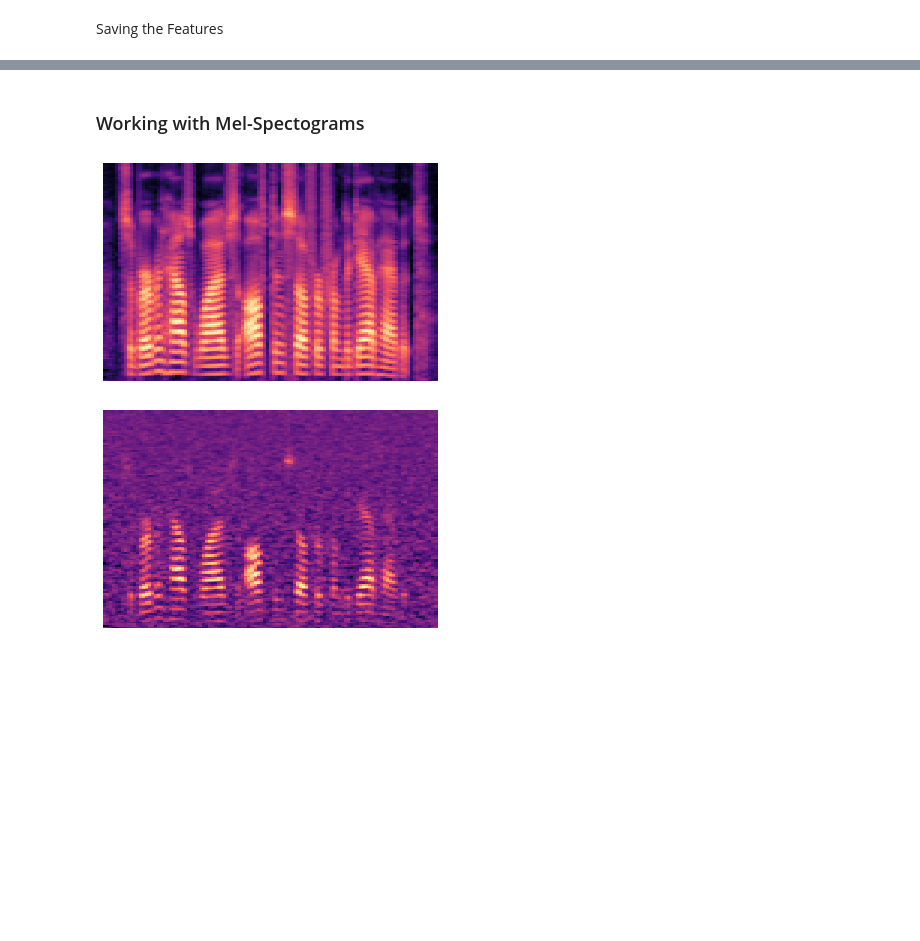
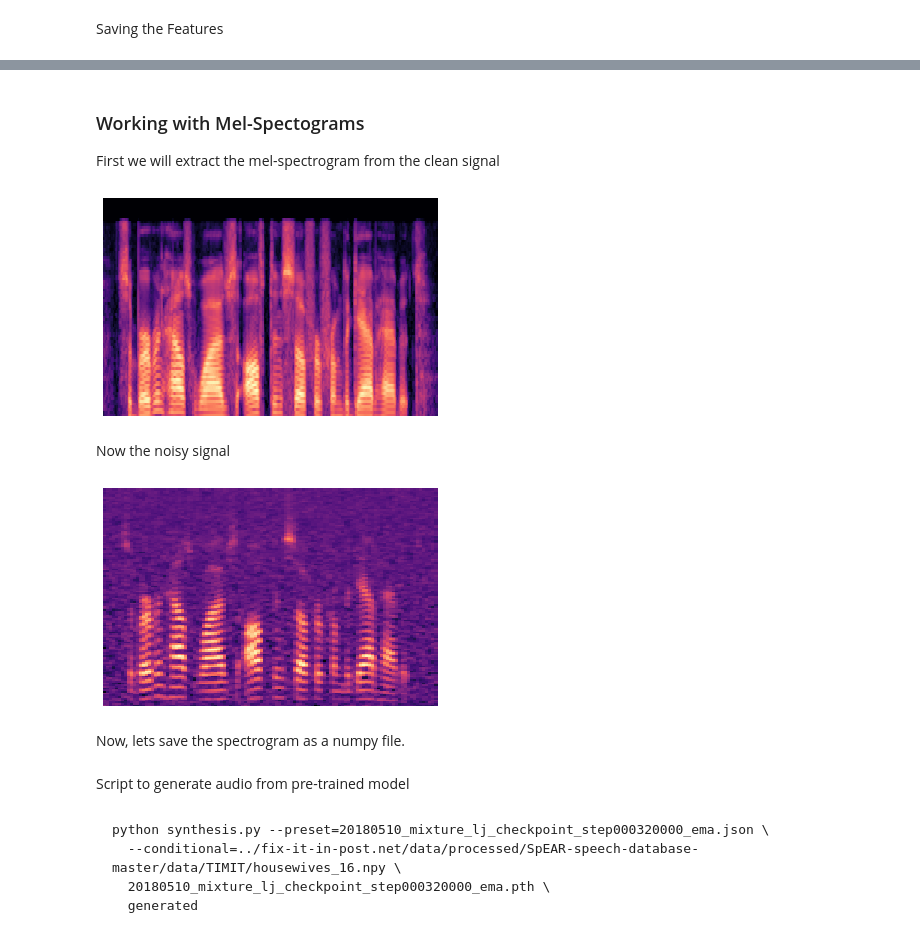
Before and after one commit to cseale/fix-it-in-post.net, a Jupyter notebook: notebooks/SpEAR-speech-database.ipynb, the cells around one changed output, grey strips where cells are left out. Saved outputs shown, nothing was run; the diff lists cells and outputs as text; code cells hidden in the pictures; blank space fills up the shorter version.

````diff
--- a/notebooks/SpEAR-speech-database.ipynb
+++ b/notebooks/SpEAR-speech-database.ipynb
@@ -58,6 +57,6 @@ SpEAR_DIR = DATA_DIR + SpEAR_NAME
 TIMIT = "TIMIT"
 
 audio_file = listdir(SpEAR_DIR + "TIMIT")[0]
-audio_file = "{}{}/{}".format(SpEAR_DIR, TIMIT, audio_file)
+audio_file_path = "{}{}/{}".format(SpEAR_DIR, TIMIT, audio_file)
 # %% [output]
 Requirement already satisfied: librosa in /home/colm/anaconda3/lib/python3.6/site-packages (0.6.3)
@@ -92,7 +90,7 @@ Add noise to the audio:
 
 https://www.kaggle.com/huseinzol05/sound-augmentation-librosa
 # %%
-sample_rate, samples = scipy.io.wavfile.read(audio_file)
+sample_rate, samples = scipy.io.wavfile.read(audio_file_path)
 y_noise = samples.copy()
 # you can take any distribution from https://docs.scipy.org/doc/numpy-1.13.0/reference/routines.random.html
 noise_amp = 0.15*np.random.uniform()*np.amax(y_noise)
@@ -102,0 +103,3 @@ Audio(y_noise, rate=sample_rate)
+# %%
+y_22k = librosa.resample(samples.astype(np.float32), sample_rate, 22050)
+Audio(y_22k, rate=22050)
@@ -130,16 +136,29 @@ Successfully created the directory ../data/processed/SpEAR-speech-database-maste
 # %% [markdown]
 ### Working with Mel-Spectograms
+
+First we will extract the mel-spectrogram from the clean signal
 # %%
 import matplotlib.pyplot as plt
+import librosa
 
-S = librosa.feature.melspectrogram(y=samples.astype(float), sr=sample_rate)
+S = librosa.feature.melspectrogram(y=y_22k.astype(np.float32),
+                                   sr=sample_rate,
+                                   n_fft=1024,
+                                   hop_length=256,
+                                   n_mels=80,
+                                   fmin=125,
+                                   fmax=7600)
 librosa.display.specshow(librosa.power_to_db(S, ref=np.max))
 plt.show()
 # %% [output]
-[figure, old version]
+[figure, new version]
+# %% [markdown]
+Now the noisy signal
 # %%
 S2 = librosa.feature.melspectrogram(y=y_noise.astype(float), sr=sample_rate)
 librosa.display.specshow(librosa.power_to_db(S2, ref=np.max))
 plt.show()
 # %% [output]
-[figure, old version]
+[figure, new version]
+# %% [markdown]
+Now, lets save the spectrogram as a numpy file.
@@ -145,0 +169,9 @@ plt.show()
+# %% [markdown]
+Script to generate audio from pre-trained model
+# %% [markdown]
+```
+python synthesis.py --preset=20180510_mixture_lj_checkpoint_step000320000_ema.json \
+  --conditional=../fix-it-in-post.net/data/processed/SpEAR-speech-database-master/data/TIMIT/housewives_16.npy \
+  20180510_mixture_lj_checkpoint_step000320000_ema.pth \
+  generated
+```
````
Also changed, not shown: parts of 8 cells of this notebook.
